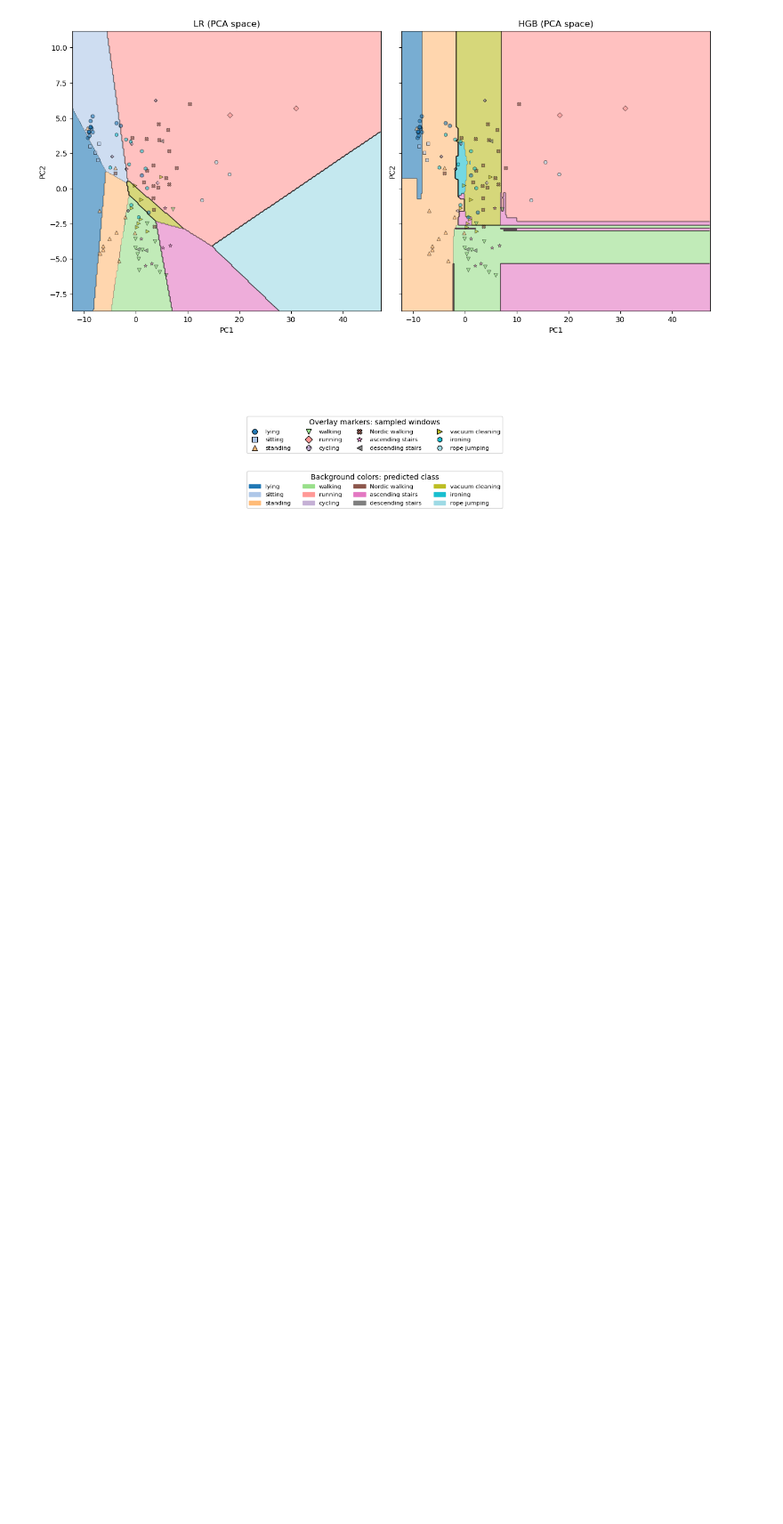
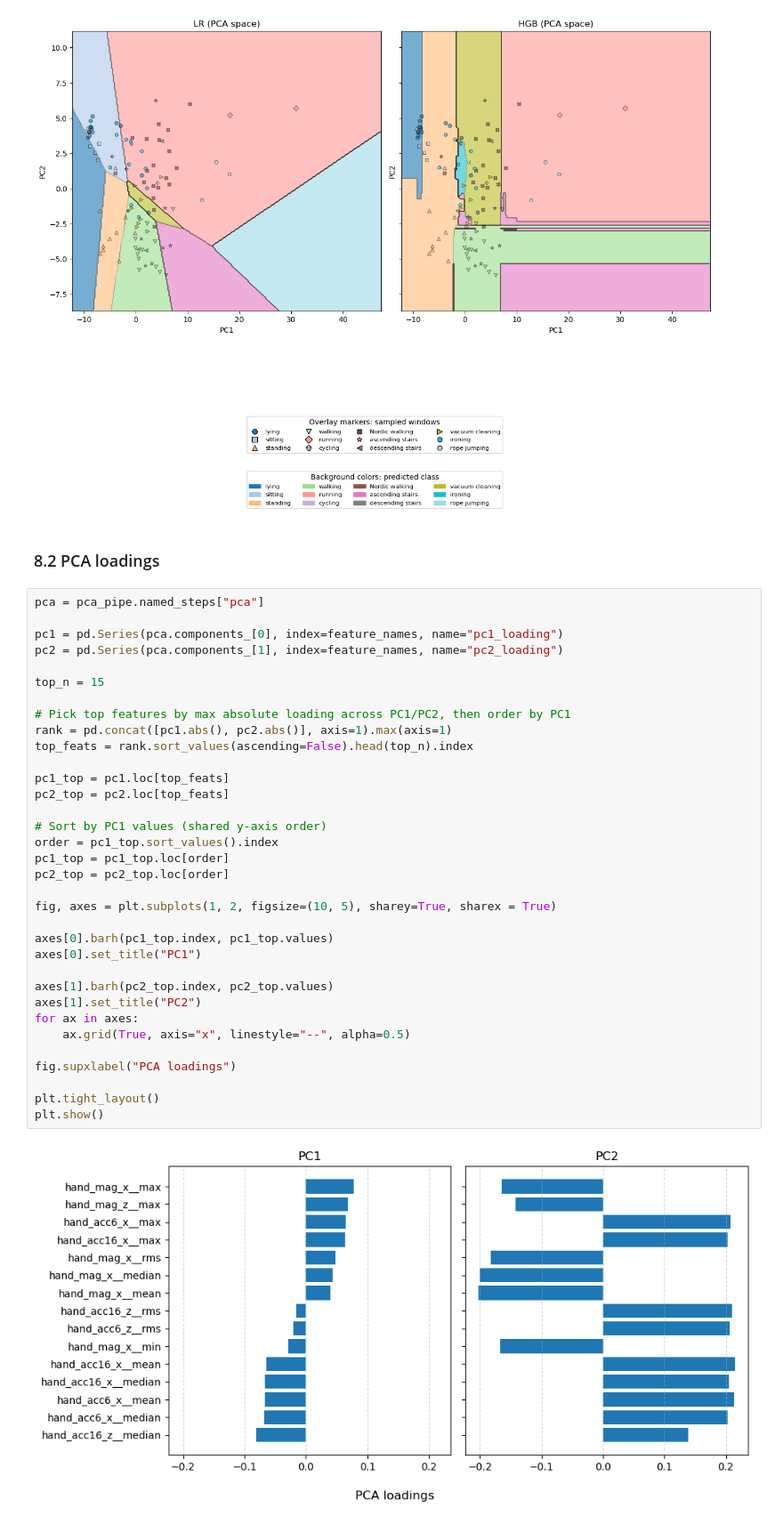
Before and after one commit to ChouaibB/wearables-ml-examples, a Jupyter notebook: notebooks/01_activity_recognition_from_wrist_imu_pamap2.ipynb, the cells around one changed output. Shown at 89% size. Drawn from its saved outputs; the diff is of its cells as text; blank space fills up the shorter version.

Commit message:
dropped overlay on decision boundary of best and worst subject -> not so meaningful + PCA loadings -> OK

```diff
--- a/notebooks/01_activity_recognition_from_wrist_imu_pamap2.ipynb
+++ b/notebooks/01_activity_recognition_from_wrist_imu_pamap2.ipynb
@@ -979,3 +978,41 @@ plt.tight_layout(rect=[0, 0.22, 1, 1])
 plt.show()
 # %% [output]
 [figure]
+# %% [markdown]
+### 8.2 PCA loadings
+# %%
+pca = pca_pipe.named_steps["pca"]
+
+pc1 = pd.Series(pca.components_[0], index=feature_names, name="pc1_loading")
+pc2 = pd.Series(pca.components_[1], index=feature_names, name="pc2_loading")
+
+top_n = 15
+
+# Pick top features by max absolute loading across PC1/PC2, then order by PC1
+rank = pd.concat([pc1.abs(), pc2.abs()], axis=1).max(axis=1)
+top_feats = rank.sort_values(ascending=False).head(top_n).index
+
+pc1_top = pc1.loc[top_feats]
+pc2_top = pc2.loc[top_feats]
+
+# Sort by PC1 values (shared y-axis order)
+order = pc1_top.sort_values().index
+pc1_top = pc1_top.loc[order]
+pc2_top = pc2_top.loc[order]
+
+fig, axes = plt.subplots(1, 2, figsize=(10, 5), sharey=True, sharex = True)
+
+axes[0].barh(pc1_top.index, pc1_top.values)
+axes[0].set_title("PC1")
+
+axes[1].barh(pc2_top.index, pc2_top.values)
+axes[1].set_title("PC2")
+for ax in axes:
+    ax.grid(True, axis="x", linestyle="--", alpha=0.5)
+
+fig.supxlabel("PCA loadings")
+
+plt.tight_layout()
+plt.show()
+# %% [output]
+[figure, added]
```
Also changed, not shown: parts of 1 cell of this notebook.
